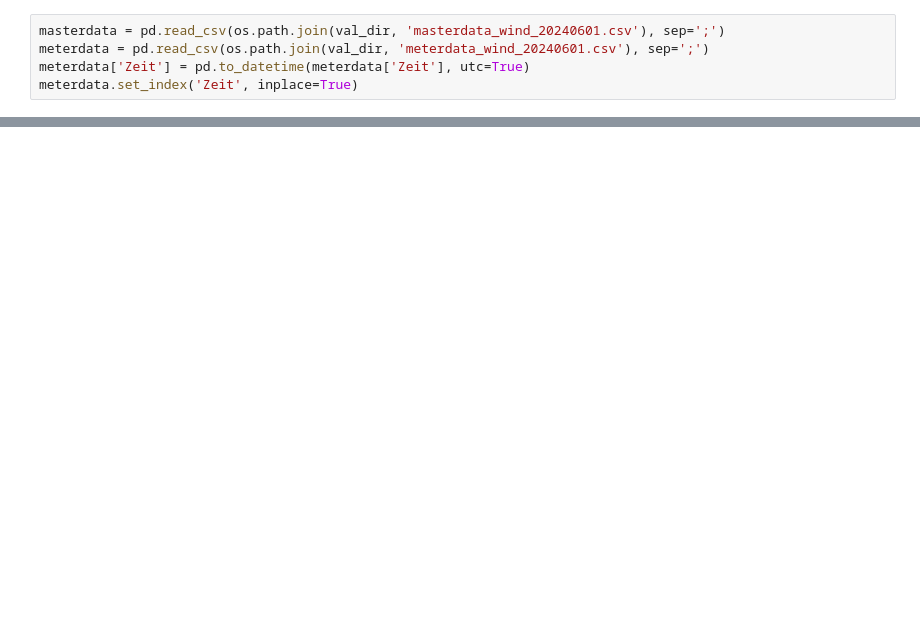
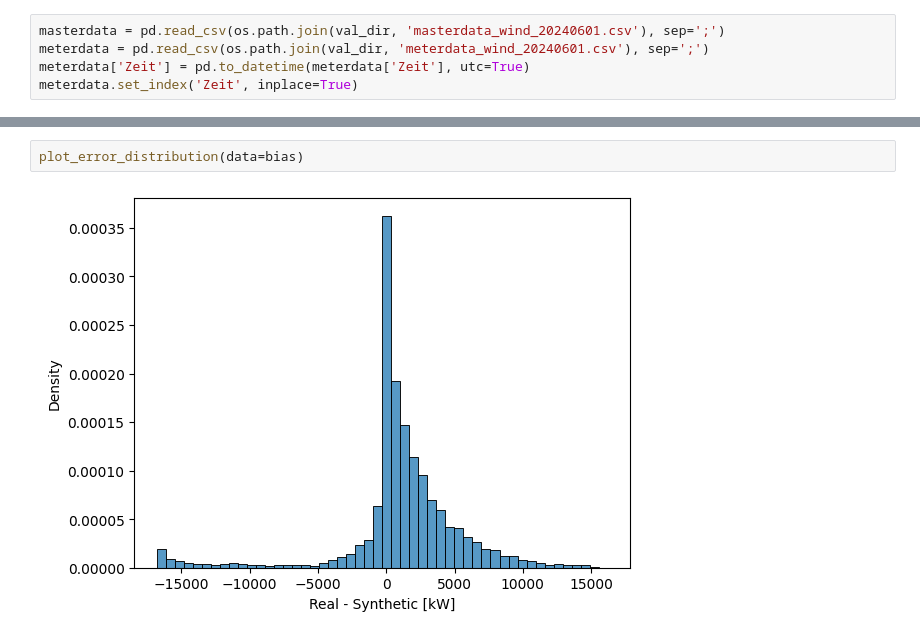
Before and after one commit to vikwal/synthetic_re_data_generation, a Jupyter notebook: evaluation/evaluation_real.ipynb, the cells around one changed output, grey strips where cells are left out. Cells and saved outputs as stored; diff of their text form; blank space fills up the shorter version.

```diff
--- a/evaluation/evaluation_real.ipynb
+++ b/evaluation/evaluation_real.ipynb
@@ -146,0 +489,4 @@ memory usage: 18.9+ MB
+# %%
+plot_error_distribution(data=bias)
+# %% [output]
+[figure, added]
```
Also changed, not shown: parts of 19 cells of this notebook, 1 other file.
